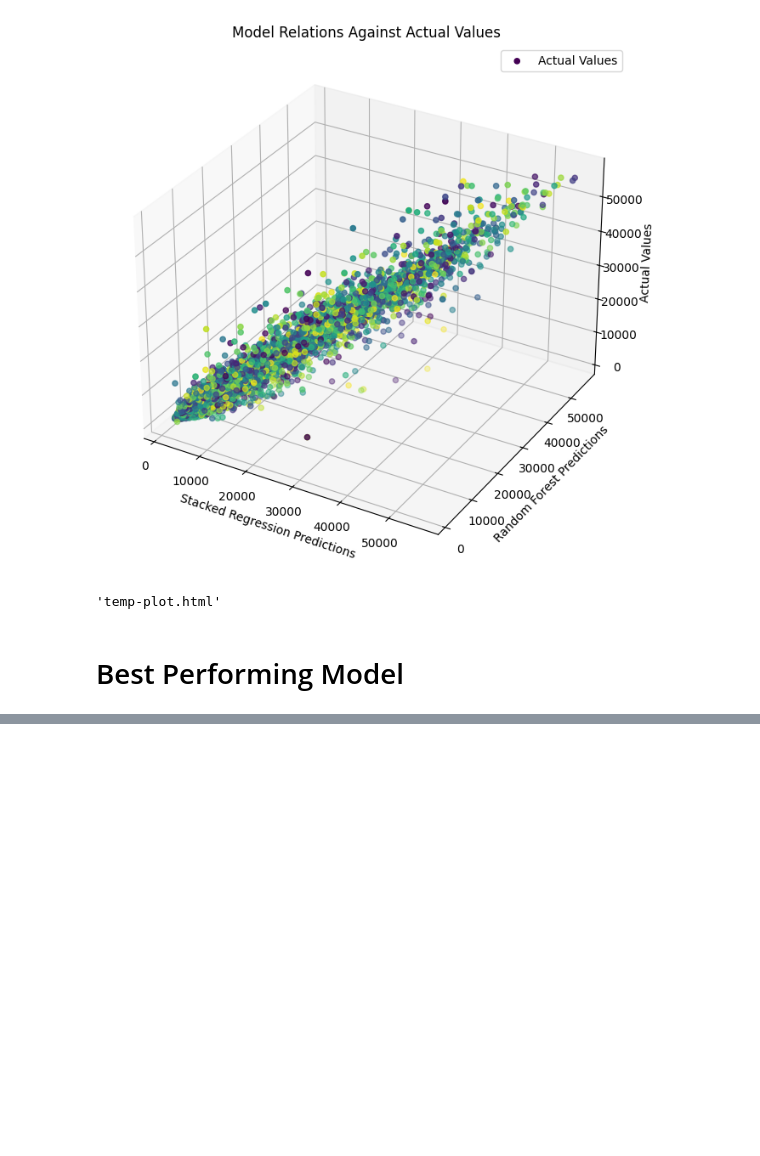
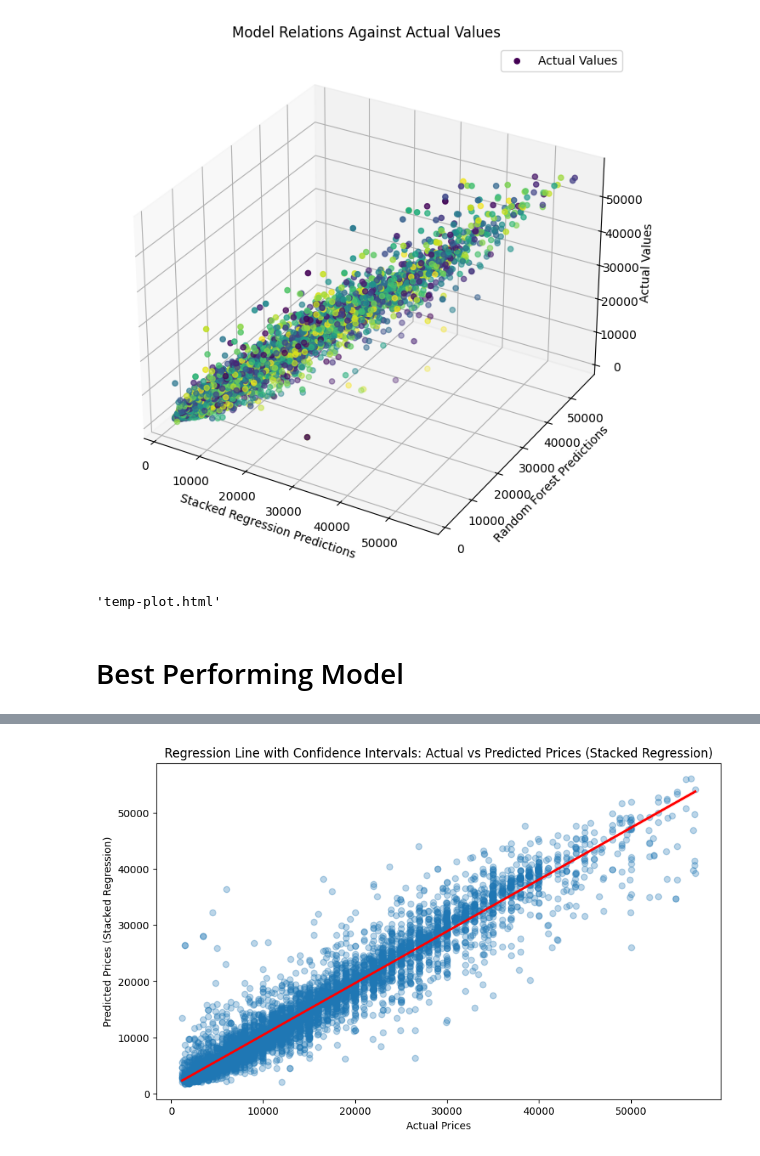
Before and after one commit to Ali7109/3401Project, a Jupyter notebook: src/CarPredictionModel.ipynb, the cells around one changed output, grey strips where cells are left out. Drawn from its saved outputs; the diff is of its cells as text; code cells hidden in the pictures; blank space fills up the shorter version.

```diff
--- a/src/CarPredictionModel.ipynb
+++ b/src/CarPredictionModel.ipynb
@@ -544,0 +566,12 @@ plt.show()
+# %%
+# Create a scatter plot with regression line and confidence intervals
+plt.figure(figsize=(10, 6))
+sns.regplot(x=y_test, y=predicted_prices_stacked, scatter_kws={'alpha':0.3}, line_kws={'color': 'red'})
+
+plt.xlabel('Actual Prices')
+plt.ylabel('Predicted Prices (Stacked Regression)')
+plt.title('Regression Line with Confidence Intervals: Actual vs Predicted Prices (Stacked Regression)')
+
+plt.show()
+# %% [output]
+[figure, added]
```
Also changed, not shown: parts of 4 cells of this notebook.
